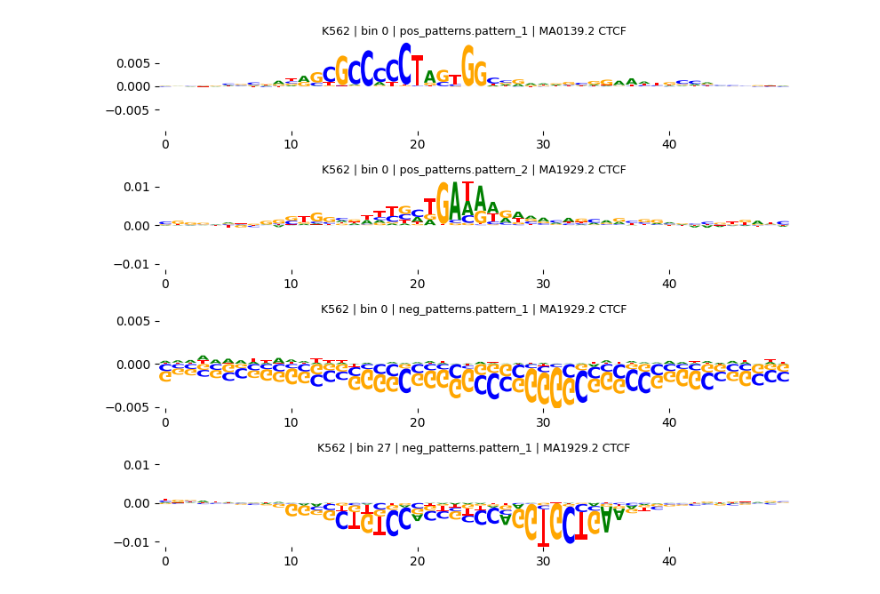
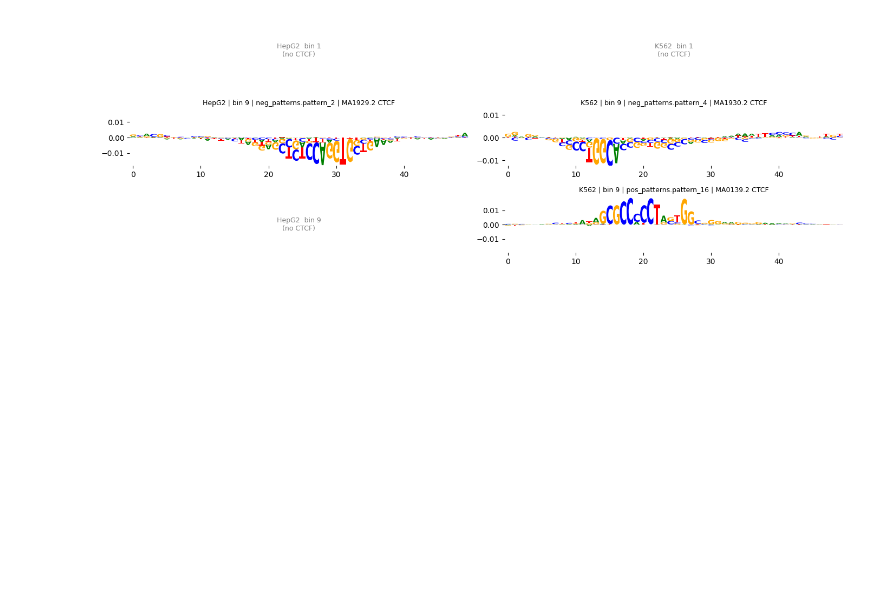
Before and after one commit to pabmantilla/Hippo_dependency_mpra, a Jupyter notebook: genomic_targets/scripts/2d_diff_call/scripts/notebooks/strat_disco.ipynb, the cells around one changed output. Saved outputs shown, nothing was run; the diff lists cells and outputs as text; code cells hidden in the pictures; blank space fills up the shorter version.

```diff
--- a/genomic_targets/scripts/2d_diff_call/scripts/notebooks/strat_disco.ipynb
+++ b/genomic_targets/scripts/2d_diff_call/scripts/notebooks/strat_disco.ipynb
@@ -53,9 +58,16 @@ Loaded 56975 sequences, X shape: torch.Size([56975, 4, 281])
 # %%
 ## print summary
+def n_finemo_seqs(b):
+    p = os.path.join(b['dir'], 'finemo', 'hits.tsv')
+    if not os.path.exists(p): return 0
+    return pd.read_csv(p, sep='\t', usecols=['peak_id'])['peak_id'].astype(int).nunique()
+
 rows = []
 for ct in CTS:
     for b in bins[ct]:
-        rows.append({'ct': ct, 'bin': b['bin_idx'], 'n_seqs': b['n_seqs'],
+        rows.append({'ct': ct, 'bin': b['bin_idx'],
+                     'n_seqs': b['n_seqs'],
+                     'n_finemo_seqs': n_finemo_seqs(b),
                      'cossim_lo': b['cossim_lo'], 'cossim_hi': b['cossim_hi'],
                      'n_pos': b['n_pos'], 'n_neg': b['n_neg']})
 summary = pd.DataFrame(rows)
@@ -100,16 +112,20 @@ for ax, ct in zip(axes, CTS):
     ax.scatter(lfc, cossim, s=1, c='lightgrey', alpha=0.3,
                edgecolors='none', rasterized=True)
     n_b  = len(bins[ct])
-    cmap = plt.get_cmap('viridis')
+    cmap = plt.get_cmap('turbo')
     for b in bins[ct]:
         idx = b['indices']
         ax.scatter(lfc[idx], cossim[idx], s=3, alpha=0.6, edgecolors='none',
                    color=cmap(b['bin_idx'] / max(1, n_b - 1)),
                    label=f"bin {b['bin_idx']} (n={b['n_seqs']})", rasterized=True)
-    ax.axhline(0, color='k', lw=0.4); ax.axvline(0, color='k', lw=0.4)
+    edges = sorted({b['cossim_hi'] for b in bins[ct]})[:-1]
+    for e in edges:
+        ax.axhline(e, color='k', lw=0.3, alpha=0.4)
+    ax.axhline(0, color='k', lw=0.6); ax.axvline(0, color='k', lw=0.6)
     ax.set_xlabel('log$_2$ fold change (HepG2 / K562)   [functional]')
     ax.set_title(ct)
-    ax.legend(frameon=False, fontsize=7, loc='lower right', markerscale=3)
+    ax.legend(frameon=False, fontsize=6, loc='lower right',
+              markerscale=3, ncol=2)
 axes[0].set_ylabel('cos-sim importance, z-scored   [mechanistic]')
 plt.tight_layout(); plt.show()
 # %% [output]
@@ -184,12 +366,13 @@ plt.show()
 # %%
-## Run/cache TOMTOM (JASPAR2026) per bin and plot CTCF CWMs for the cossim extremes (bin 0, bin 9).
+## Run/cache TOMTOM (JASPAR2026) per bin and plot CTCF CWMs for the cossim extremes (bin 0, last bin).
+sys.path.insert(0, os.path.join(REPO, 'eigen-interactions'))
 import eigen_steering as es
 es._load_heavy_deps()
 fast_logo = es.fast_logo
 JASPAR_MEME = es.JASPAR_MEME
 from modiscolite import report as mr
 
-EXTREMES = [0, len(bins[CTS[0]]) - 1]   # most cossim≈-1, most cossim≈+1
+EXTREMES = [1, len(bins[CTS[0]]) - 1]   # most cossim≈-1, most cossim≈+1
 
 def ensure_tomtom(bin_dir):
     out = os.path.join(bin_dir, 'tomtom_jaspar2026.json')
@@ -216,28 +399,45 @@ def cwm_for(h5, key):
     with h5py.File(h5) as f:
         return f[grp][f'pattern_{i}']['contrib_scores'][...]
 
-ctcf = []   # list of (ct, bin_idx, key, ann, cwm)
-for ct in CTS:
-    for bi in EXTREMES:
-        b   = next(x for x in bins[ct] if x['bin_idx'] == bi)
-        ann = ensure_tomtom(b['dir'])
-        for key, a in ann.items():
-            if 'CTCF' in a.upper():
-                ctcf.append((ct, bi, key, a, cwm_for(os.path.join(b['dir'], 'modisco.h5'), key)))
+# per (ct, bin) -> list of (key, ann, cwm) for CTCF matches
+ctcf = {(ct, bi): [] for ct in CTS for bi in EXTREMES}
+for (ct, bi) in ctcf:
+    b   = next(x for x in bins[ct] if x['bin_idx'] == bi)
+    ann = ensure_tomtom(b['dir'])
+    for key, a in ann.items():
+        if 'CTCF' in a.upper():
+            ctcf[(ct, bi)].append((key, a, cwm_for(os.path.join(b['dir'], 'modisco.h5'), key)))
 
-print(f'\nCTCF matches in extreme bins: {len(ctcf)}')
-for ct, bi, key, a, _ in ctcf:
-    print(f'  {ct}  bin {bi}  {key:25s}  {a}')
+print()
+for (ct, bi), hits in ctcf.items():
+    print(f'  {ct}  bin {bi}: {len(hits)} CTCF matches')
 
-if ctcf:
-    fig, axes = plt.subplots(len(ctcf), 1, figsize=(8, 1.6 * len(ctcf)), squeeze=False)
-    for r, (ct, bi, key, a, cwm) in enumerate(ctcf):
-        ax = axes[r, 0]
-        yabs = max(abs(cwm).max() * 1.05, 1e-6)
-        fast_logo(cwm.T, ax=ax, ylim=(-yabs, yabs))
-        ax.set_title(f'{ct} | bin {bi} | {key} | {a}', fontsize=9)
-        for sp in ax.spines.values(): sp.set_visible(False)
-    plt.tight_layout(); plt.show()
-else:
-    print('no CTCF tomtom hits in bin 0 or bin 9 for either ct')
+# Always show both cts side-by-side. Rows per bin = max CTCF count across cts (>=1).
+n_rows_per_bin = {bi: max(max(len(ctcf[(ct, bi)]) for ct in CTS), 1) for bi in EXTREMES}
+total_rows = sum(n_rows_per_bin.values())
+fig, axes = plt.subplots(total_rows, len(CTS),
+                         figsize=(7 * len(CTS), 1.6 * total_rows),
+                         squeeze=False)
+
+row = 0
+for bi in EXTREMES:
+    nr = n_rows_per_bin[bi]
+    for ci, ct in enumerate(CTS):
+        hits = ctcf[(ct, bi)]
+        for r_off in range(nr):
+            ax = axes[row + r_off, ci]
+            if r_off < len(hits):
+                key, a, cwm = hits[r_off]
+                yabs = max(abs(cwm).max() * 1.05, 1e-6)
+                fast_logo(cwm.T, ax=ax, ylim=(-yabs, yabs))
+                ax.set_title(f'{ct} | bin {bi} | {key} | {a}', fontsize=9)
+            else:
+                ax.text(0.5, 0.5, f'{ct}  bin {bi}\n(no CTCF)',
+                        ha='center', va='center', fontsize=9, color='grey',
+                        transform=ax.transAxes)
+                ax.set_xticks([]); ax.set_yticks([])
+            for sp in ax.spines.values(): sp.set_visible(False)
+    row += nr
+
+plt.tight_layout(); plt.show()
 # %% [output]
@@ -254 +448 @@ CTCF matches in extreme bins: 4
-[figure, old version]
+[figure, new version]
```
Also changed, not shown: parts of 10 cells of this notebook.
